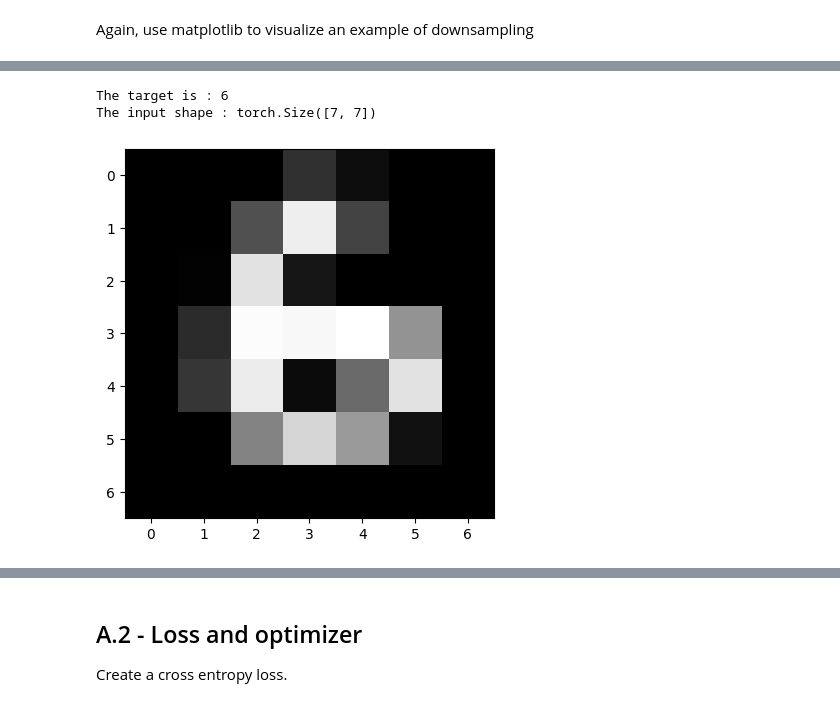
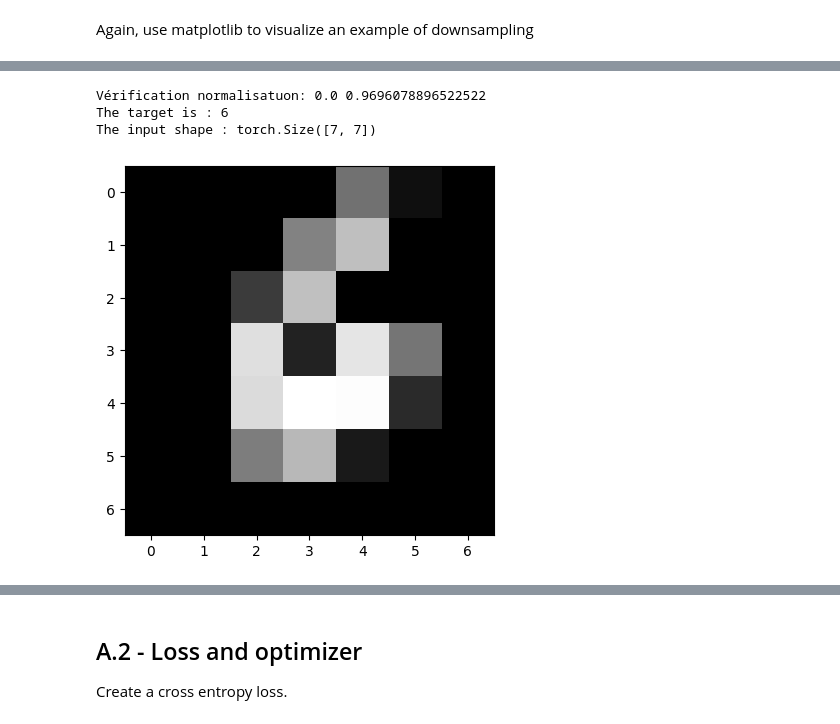
Before and after one commit to lzabar/ensae_dl_pw1, a Jupyter notebook: notebook.ipynb, the cells around one changed output, grey strips where cells are left out. Saved outputs shown, nothing was run; the diff lists cells and outputs as text; code cells hidden in the pictures.

```diff
--- a/notebook.ipynb
+++ b/notebook.ipynb
@@ -85,6 +88,4 @@ Again, use matplotlib to visualize an example of downsampling
 # %%
 ### YOUR CODE HERE ###
 def preprocess (image):
-    image = image.float() / 255.0
-    resize_image = torch.nn.functional.avg_pool2d(image.unsqueeze(0), kernel_size=4)
-    return resize_image.squeeze(0)
+    return torch.nn.functional.avg_pool2d(image, kernel_size=4)
@@ -99,10 +92,13 @@ TypeError: Invalid shape (1, 7, 7) for image data
-# %%
-# ajout avec train_dataloader
-resize_image = preprocess(train_image[0][0])
-plt.imshow(resize_image, cmap = 'gray', interpolation='none')
-print(f"The target is : {train_label[0].item()}")
-print(f"The input shape : {resize_image.shape}")
-# %% [output]
-The target is : 6
-The input shape : torch.Size([7, 7])
-[figure, removed]
+# %%
+# ajout avec train_dataloader
+resize_image = preprocess(train_image)
+print("Vérification normalisatuon:", resize_image.min().item(), resize_image.max().item())
+
+plt.imshow(resize_image[0][0], cmap = 'gray', interpolation='none')
+print(f"The target is : {train_label[0].item()}")
+print(f"The input shape : {resize_image[0][0].shape}")
+# %% [output]
+Vérification normalisatuon: 0.0 0.9696078896522522
+The target is : 6
+The input shape : torch.Size([7, 7])
+[figure, added]
```
Also changed, not shown: parts of 9 cells of this notebook, 1 other file.
